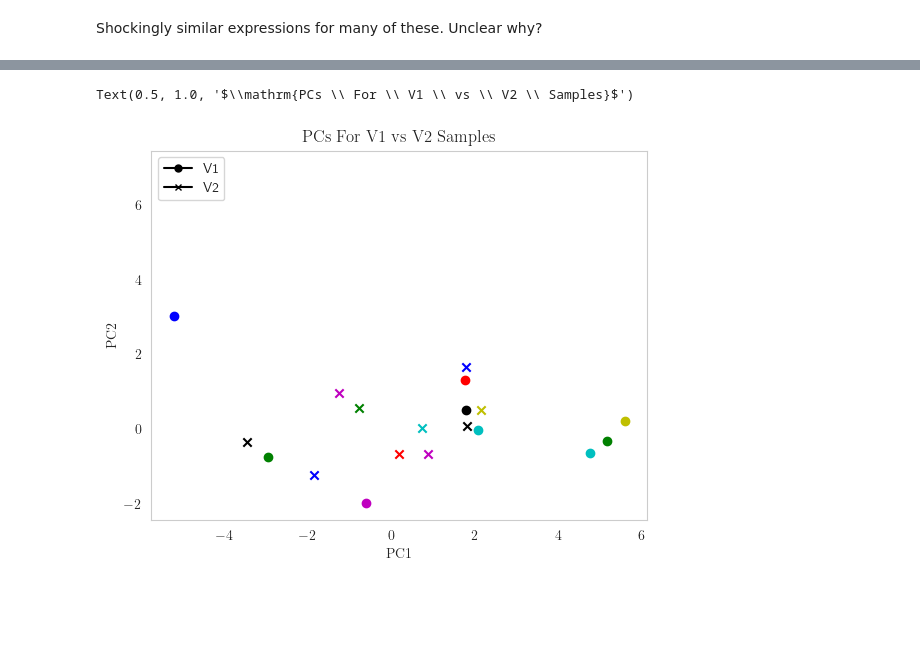
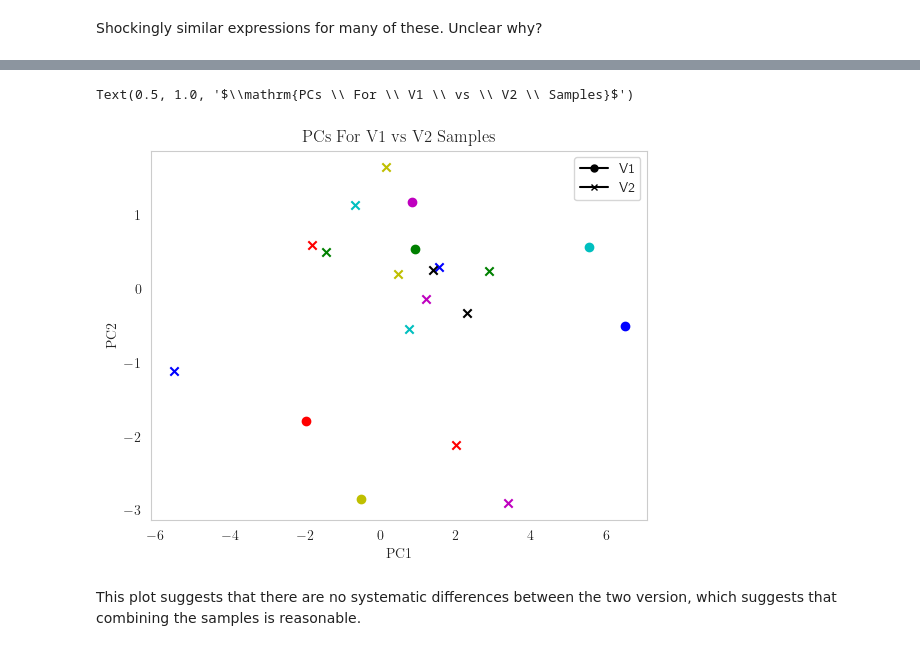
Before and after one commit to yashpatel5400/stats604-project2, a Jupyter notebook: yash.ipynb, the cells around one changed output, grey strips where cells are left out. Drawn from its saved outputs; the diff is of its cells as text; code cells hidden in the pictures; blank space fills up the shorter version.

```diff
--- a/yash.ipynb
+++ b/yash.ipynb
@@ -239,24 +240,26 @@ for lab in lab_to_normalized_data:
     lab_to_reduced_data[lab] = pd.DataFrame(reduced_data, columns = ['pc1','pc2'], index = lab_to_normalized_data[lab].index)
 # %%
 colors = ["b","g","r","c","m","y","k","w"]
-for i, (v1_samples, v2_samples) in enumerate(zip(v1_data[:8], v2_data[:8])):
+for i, (v1_samples, v2_samples) in enumerate(zip(v1_data[8:16], v2_data[8:16])):
     for v1_sample in v1_samples:
         x, y = lab_to_reduced_data[v1_sample["lab"]].loc[v1_sample.name]
         plt.scatter(x, y, color=colors[i], marker="o")
     for v2_sample in v2_samples:
         x, y = lab_to_reduced_data[v2_sample["lab"]].loc[v2_sample.name]
         plt.scatter(x, y, color=colors[i], marker="x")
 
 from matplotlib.lines import Line2D
 legend_elements = [
     Line2D([0], [0], marker='o', color='k', markersize=5, label='V1'),
     Line2D([0], [0], marker='x', color='k', markersize=5, label='V2'),
 ]
 plt.legend(handles=legend_elements)
 
 plt.xlabel(r"$\mathrm{PC1}$")
 plt.ylabel(r"$\mathrm{PC2}$")
 plt.title(r"$\mathrm{PCs \ For \ V1 \ vs \ V2 \ Samples}$")
 # %% [output]
 Text(0.5, 1.0, '$\\mathrm{PCs \\ For \\ V1 \\ vs \\ V2 \\ Samples}$')
-[figure, old version]
+[figure, new version]
+# %% [markdown]
+This plot suggests that there are no systematic differences between the two version, which suggests that combining the samples is reasonable.
```
Also changed, not shown: parts of 2 cells of this notebook.
